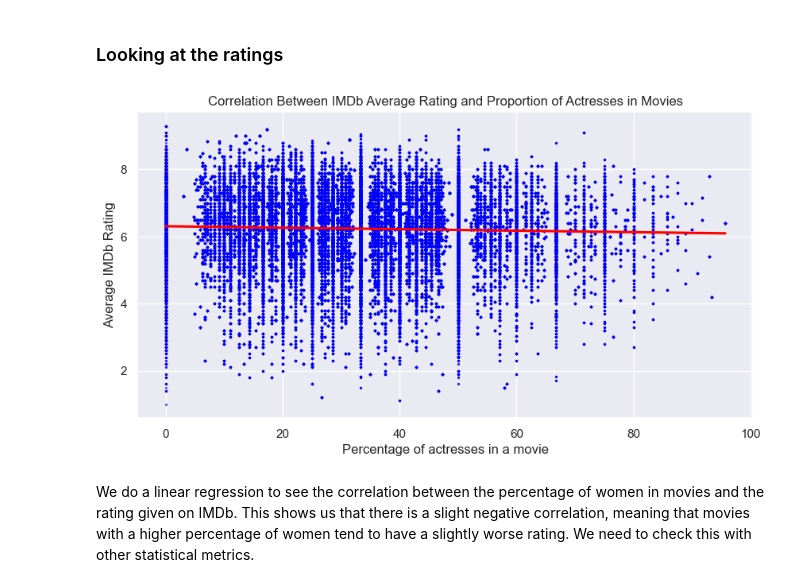
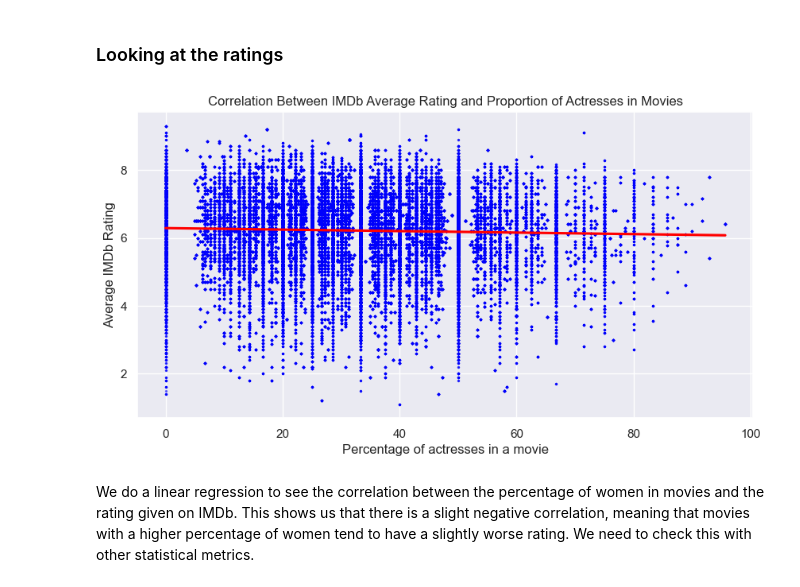
Before and after one commit to epfl-ada/ada-2023-project-teamcajare2023, a Jupyter notebook: P2.ipynb, the cells around one changed output. Saved outputs shown, nothing was run; the diff lists cells and outputs as text; code cells hidden in the pictures.

```diff
--- a/P2.ipynb
+++ b/P2.ipynb
@@ -1381,7 +1444,7 @@ Name: count, dtype: int64
 # %%
 cmu_16_genre['MovieGenre'] = cmu_16_genre['MovieGenre'].apply(lambda x: list(x.values())[0])
 # %%
-cmu_16_genre = pd.merge(cmu_16_genre, df_gender_proportion_by_movie, on = ['WikiMovieID', 'ReleaseYear'], how = 'left')
+cmu_16_genre = pd.merge(cmu_16_genre, df_gender_proportion_by_movie_geo, on = ['WikiMovieID', 'ReleaseYear'], how = 'left')
 # %%
 # Split the dataset in 2 according to actor gender
 #women_with_genre = cmu_genre.loc[cmu_genre['Gender']=='F'].copy(deep=True)
@@ -1574,23 +1825,23 @@ We want to analyse whether the success of a movie is correlated with the proport
 ### Looking at the ratings
 # %%
 # We're interested only in movies for which we have information on gender distribution, so we perform a right join
-ratings_gender = pd.merge(ratings, df_gender_proportion_by_movie, on='WikiMovieID', how='right')
+ratings_gender = pd.merge(ratings, df_gender_proportion_by_movie_geo, on='WikiMovieID', how='right')
 
 # Sort the values according to Percentage of Female
 ratings_gender.sort_values(by='PercentageofFemale', inplace=True)
 
 plt.figure(figsize=(10,5))
 
 sns.regplot(x=ratings_gender['PercentageofFemale'], y=ratings_gender['AverageRating'], ci=95, scatter_kws={'color': 'blue', 's': 2, 'alpha': 0.5}, line_kws={'color': 'red'})
 
 plt.ylabel('Average IMDb Rating')
 plt.xlabel('Percentage of actresses in a movie')
 
 plt.title('Correlation Between IMDb Average Rating and Proportion of Actresses in Movies')
 
 plt.show()
 # %% [output]
-[figure, old version]
+[figure, new version]
 # %% [markdown]
 We do a linear regression to see the correlation between the percentage of women in movies and the rating given on IMDb. This shows us that there is a slight negative correlation, meaning that movies with a higher percentage of women tend to have a slightly worse rating. We need to check this with other statistical metrics.
 # %% [markdown]
```
Also changed, not shown: parts of 90 cells of this notebook, 1 other file.
